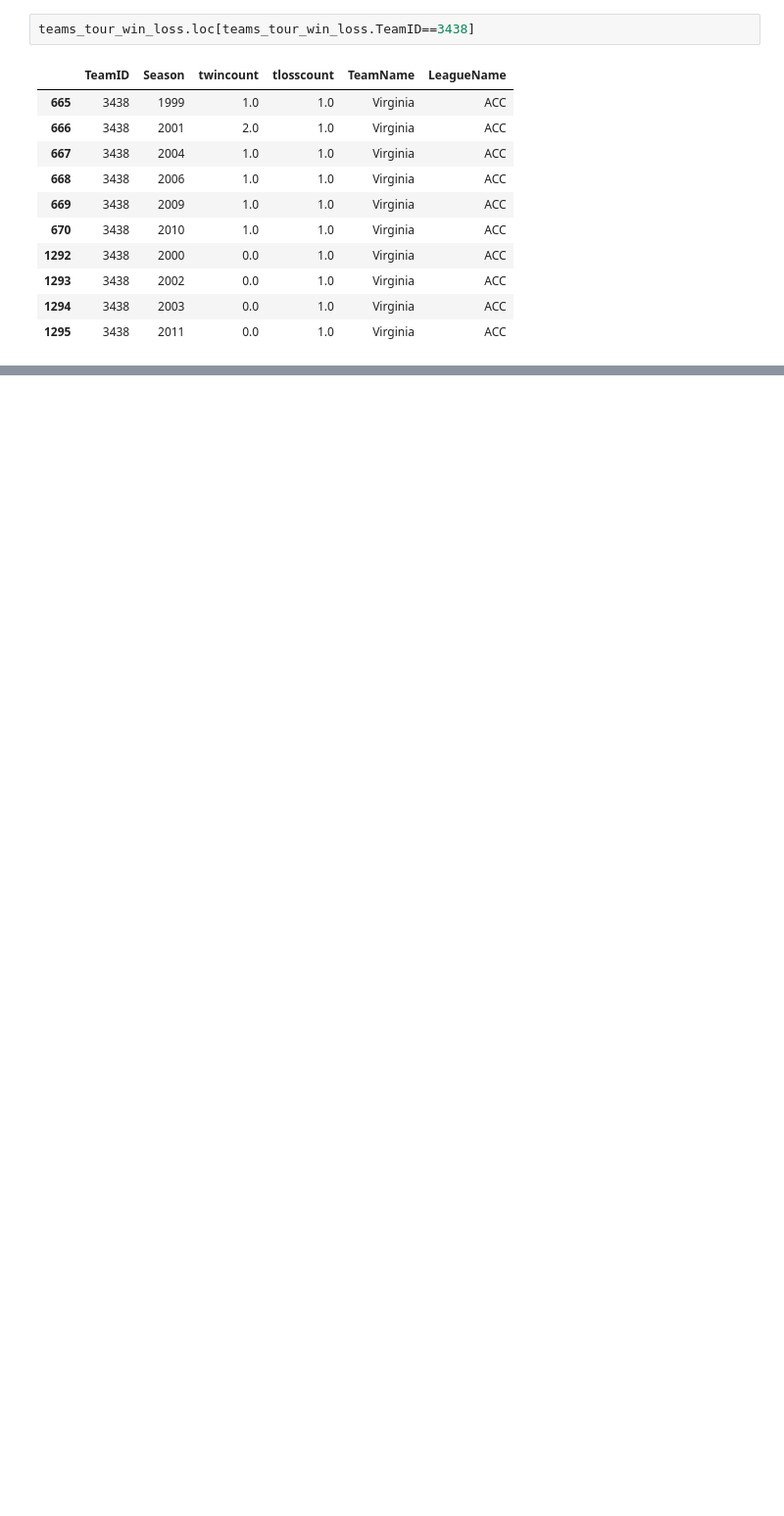
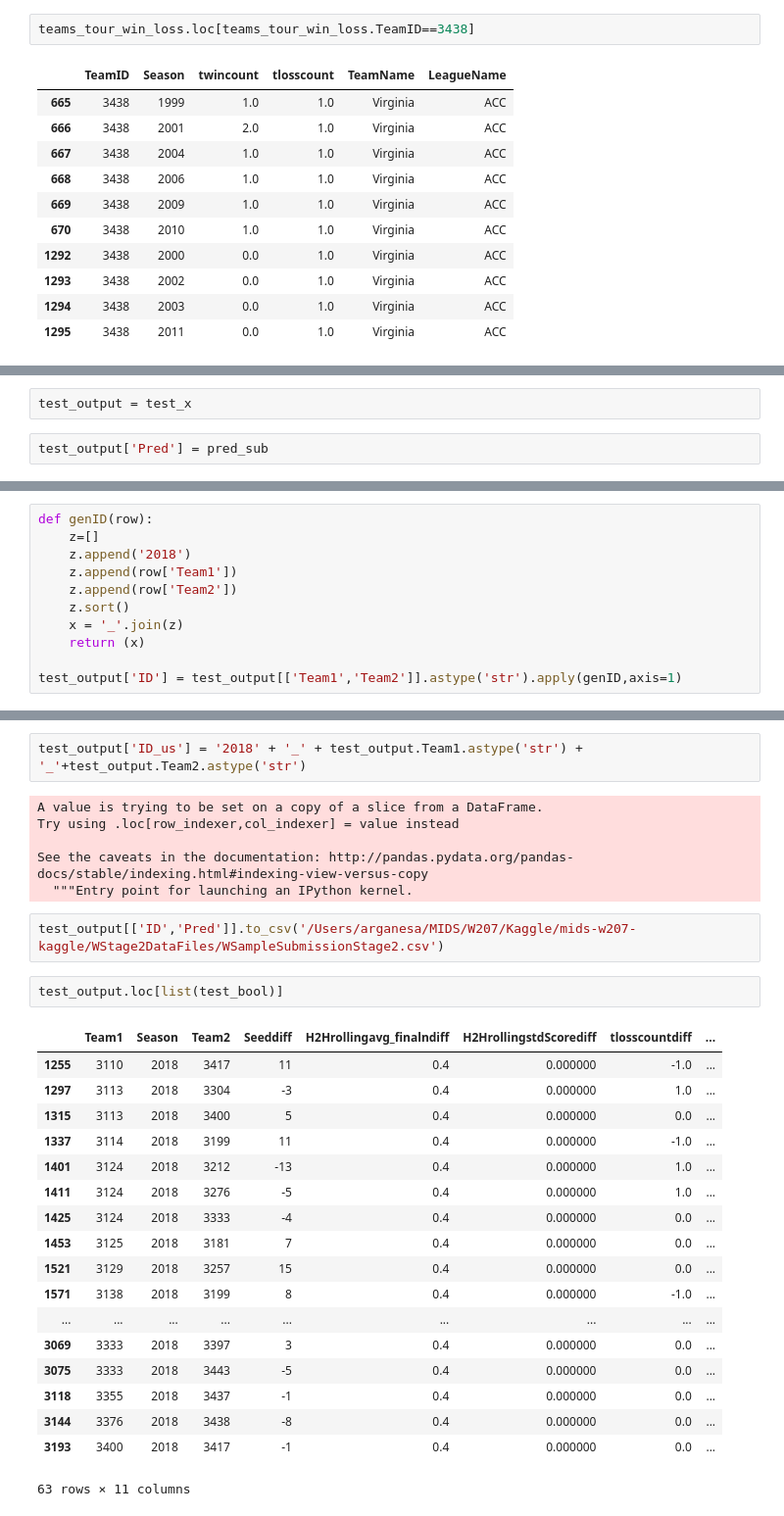
Before and after one commit to Dedomena-exerevnitis/mids-w207-kaggle, a Jupyter notebook: W207-Kaggle-Random-Forest.ipynb, the cells around one changed output, grey strips where cells are left out. Shown: that part at 98% size. Drawn from its saved outputs; the diff is of its cells as text; blank space fills up the shorter version.

```diff
--- a/W207-Kaggle-Random-Forest.ipynb
+++ b/W207-Kaggle-Random-Forest.ipynb
@@ -904,0 +1490,4 @@ KeyboardInterrupt:
+# %%
+test_output = test_x
+# %%
+test_output['Pred'] = pred_sub
@@ -904,0 +1500,11 @@ KeyboardInterrupt:
+# %%
+def genID(row):
+    z=[]
+    z.append('2018')
+    z.append(row['Team1'])
+    z.append(row['Team2'])
+    z.sort()
+    x = '_'.join(z)
+    return (x)
+
+test_output['ID'] = test_output[['Team1','Team2']].astype('str').apply(genID,axis=1)
@@ -904,0 +1517,31 @@ KeyboardInterrupt:
+# %%
+test_output['ID_us'] = '2018' + '_' + test_output.Team1.astype('str') + '_'+test_output.Team2.astype('str')
+# %% [output]
+A value is trying to be set on a copy of a slice from a DataFrame.
+Try using .loc[row_indexer,col_indexer] = value instead
+
+See the caveats in the documentation: http://pandas.pydata.org/pandas-docs/stable/indexing.html#indexing-view-versus-copy
+  """Entry point for launching an IPython kernel.
+# %%
+test_output[['ID','Pred']].to_csv('/Users/arganesa/MIDS/W207/Kaggle/mids-w207-kaggle/WStage2DataFiles/WSampleSubmissionStage2.csv')
+# %%
+test_output.loc[list(test_bool)]
+# %% [output]
+|  | Team1 | Season | Team2 | Seeddiff | H2Hrollingavg_finalndiff | H2HrollingstdScorediff | tlosscountdiff | ... |
+| 1255 | 3110 | 2018 | 3417 | 11 | 0.4 | 0.000000 | -1.0 | ... |
+| 1297 | 3113 | 2018 | 3304 | -3 | 0.4 | 0.000000 | 1.0 | ... |
+| 1315 | 3113 | 2018 | 3400 | 5 | 0.4 | 0.000000 | 0.0 | ... |
+| 1337 | 3114 | 2018 | 3199 | 11 | 0.4 | 0.000000 | -1.0 | ... |
+| 1401 | 3124 | 2018 | 3212 | -13 | 0.4 | 0.000000 | 1.0 | ... |
+| 1411 | 3124 | 2018 | 3276 | -5 | 0.4 | 0.000000 | 1.0 | ... |
+| 1425 | 3124 | 2018 | 3333 | -4 | 0.4 | 0.000000 | 0.0 | ... |
+| 1453 | 3125 | 2018 | 3181 | 7 | 0.4 | 0.000000 | 0.0 | ... |
+| 1521 | 3129 | 2018 | 3257 | 15 | 0.4 | 0.000000 | 0.0 | ... |
+| 1571 | 3138 | 2018 | 3199 | 8 | 0.4 | 0.000000 | -1.0 | ... |
+| ... | ... | ... | ... | ... | ... | ... | ... | ... |
+| 3069 | 3333 | 2018 | 3397 | 3 | 0.4 | 0.000000 | 0.0 | ... |
+| 3075 | 3333 | 2018 | 3443 | -5 | 0.4 | 0.000000 | 0.0 | ... |
+| 3118 | 3355 | 2018 | 3437 | -1 | 0.4 | 0.000000 | 0.0 | ... |
+| 3144 | 3376 | 2018 | 3438 | -8 | 0.4 | 0.000000 | 0.0 | ... |
+| 3193 | 3400 | 2018 | 3417 | -1 | 0.4 | 0.000000 | 0.0 | ... |
+63 rows × 11 columns
```
Also changed, not shown: parts of 136 cells of this notebook, 1 other file.
